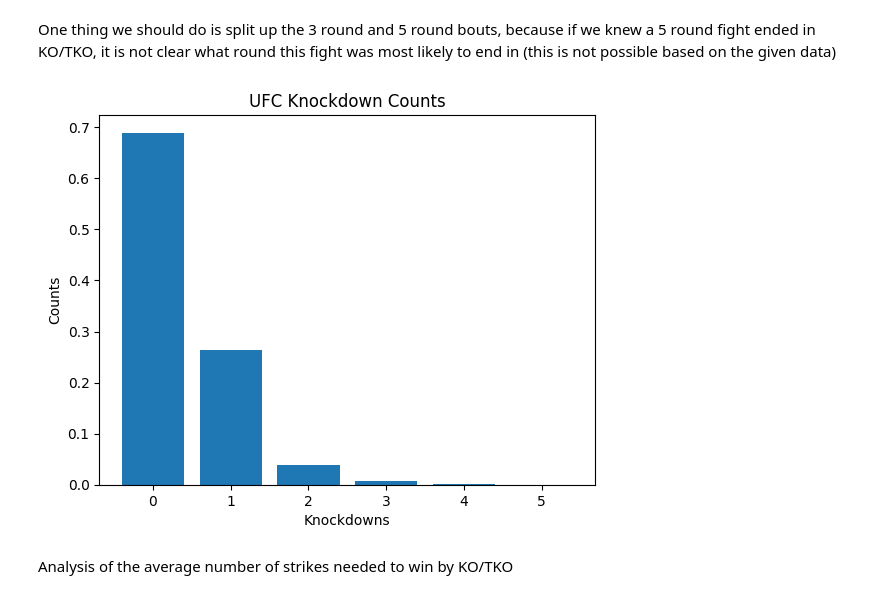
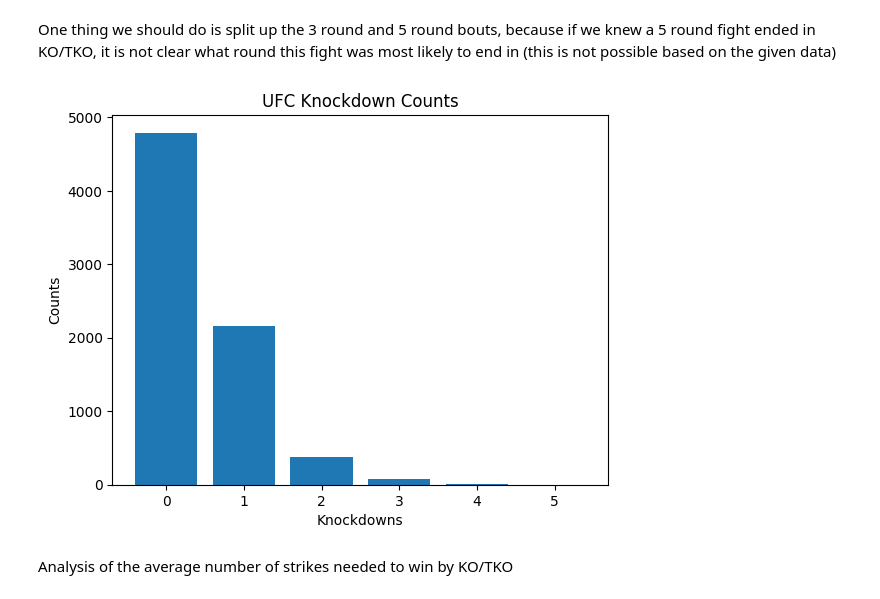
Before and after one commit to thomassems/UFC-Fight-Analytics, a Jupyter notebook: fight_analysis.ipynb, the cells around one changed output. Cells and saved outputs as stored; diff of their text form; code cells hidden in the pictures.

```diff
--- a/fight_analysis.ipynb
+++ b/fight_analysis.ipynb
@@ -229,19 +229,21 @@ One thing we should do is split up the 3 round and 5 round bouts, because if we
 # %%
 for i in train_data.index:
     method_str = str(train_data.at[i, 'Fighter_1_KD'])
     method_strs = str(train_data.at[i, 'Fighter_2_KD'])
     train_data.at[i, 'Total_KD'] = float(method_str) + float(method_strs)
 
+
+category_counts = (train_data['Total_KD'].value_counts())
 categories = category_counts.index
 counts = category_counts.values
 
 plt.bar(categories, counts)
 plt.xlabel('Knockdowns')
 plt.ylabel('Counts')
 plt.title('UFC Knockdown Counts')
 
 plt.show()
 # %% [output]
-[figure, old version]
+[figure, new version]
 # %% [markdown]
 Analysis of the average number of strikes needed to win by KO/TKO
```
Also changed, not shown: parts of 2 cells of this notebook.
